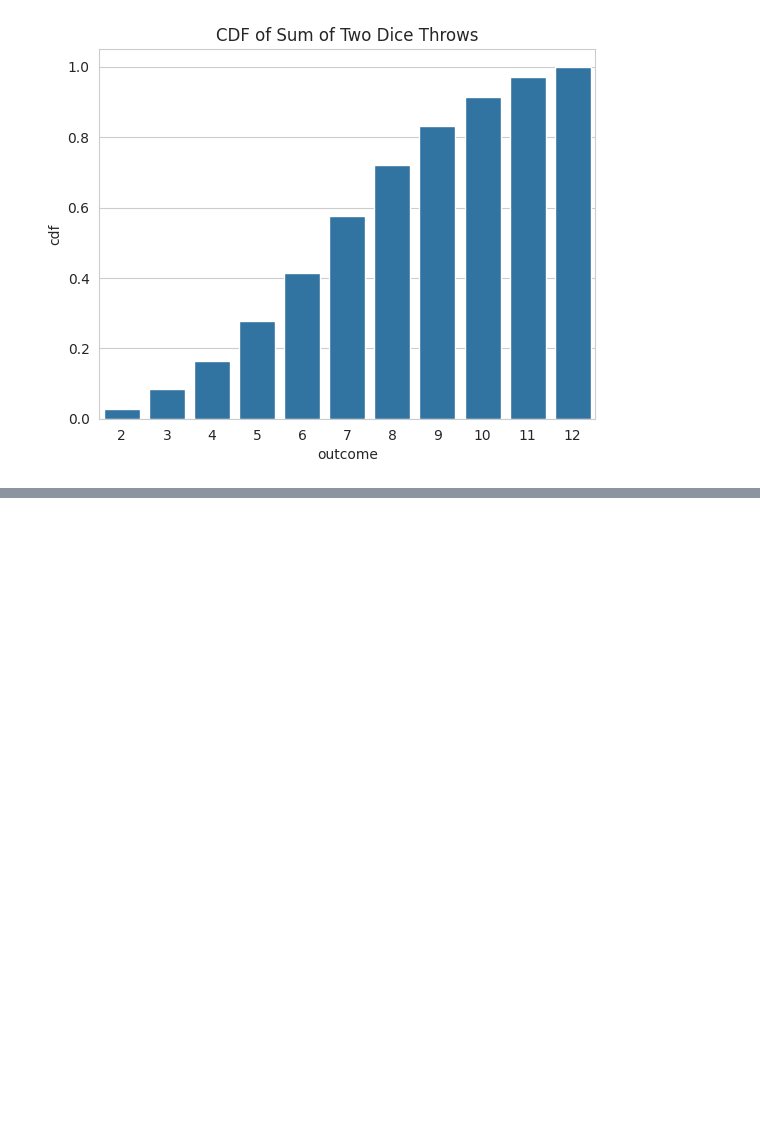
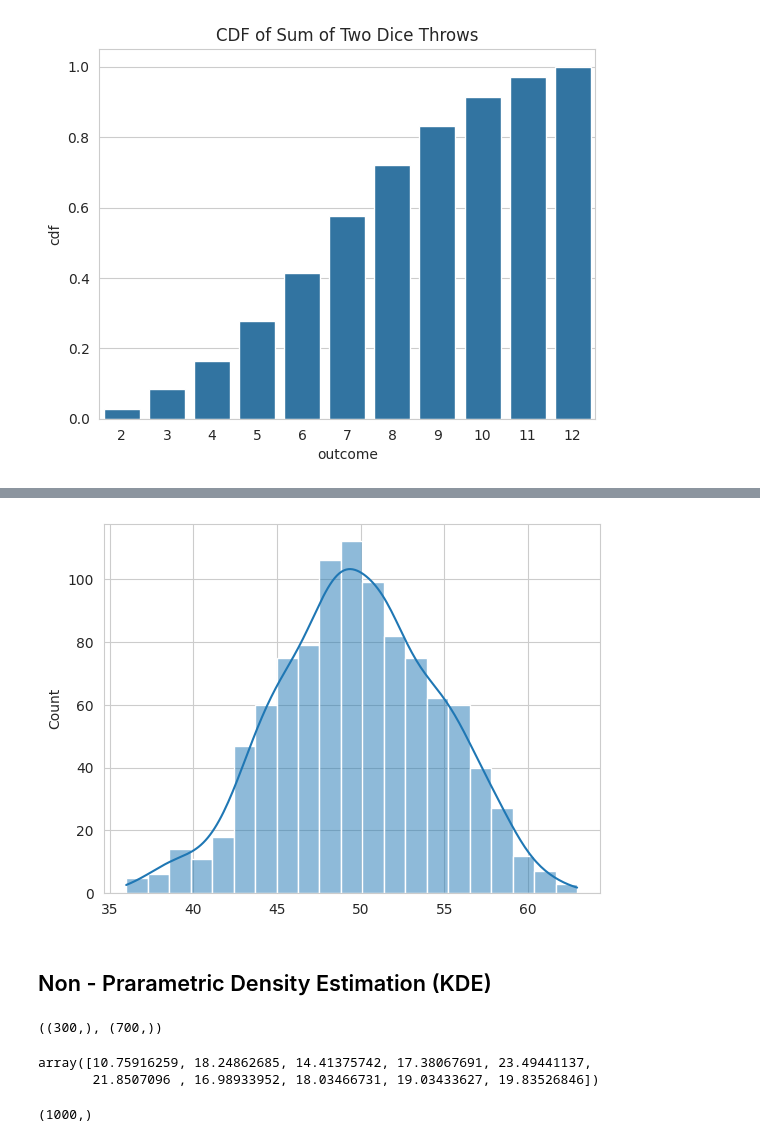
Before and after one commit to ShaunakSen/DS-ML-Concepts, a Jupyter notebook: Applied_Stats_and_Probability.ipynb, the cells around one changed output, grey strips where cells are left out. Cells and saved outputs as stored; diff of their text form; code cells hidden in the pictures; blank space fills up the shorter version.

```diff
--- a/Applied_Stats_and_Probability.ipynb
+++ b/Applied_Stats_and_Probability.ipynb
@@ -64,0 +110,25 @@ plt.title("CDF of Sum of Two Dice Throws");
+# %%
+# we can do the same with seaborn
+sns.histplot(sample, kde=True);
+# %% [output]
+[figure, added]
+# %% [markdown]
+## Non - Prarametric Density Estimation (KDE)
+# %%
+sample1 = np.random.normal(loc=20, scale=5, size=300)
+sample2 = np.random.normal(loc=40, scale=5, size=700)
+
+sample1.shape, sample2.shape
+# %% [output]
+((300,), (700,))
+# %%
+sample[:10]
+# %% [output]
+array([10.75916259, 18.24862685, 14.41375742, 17.38067691, 23.49441137,
+       21.8507096 , 16.98933952, 18.03466731, 19.03433627, 19.83526846])
+# %%
+sample = np.hstack([sample1, sample2])
+
+sample.shape
+# %% [output]
+(1000,)
```
Also changed, not shown: parts of 27 cells of this notebook.
